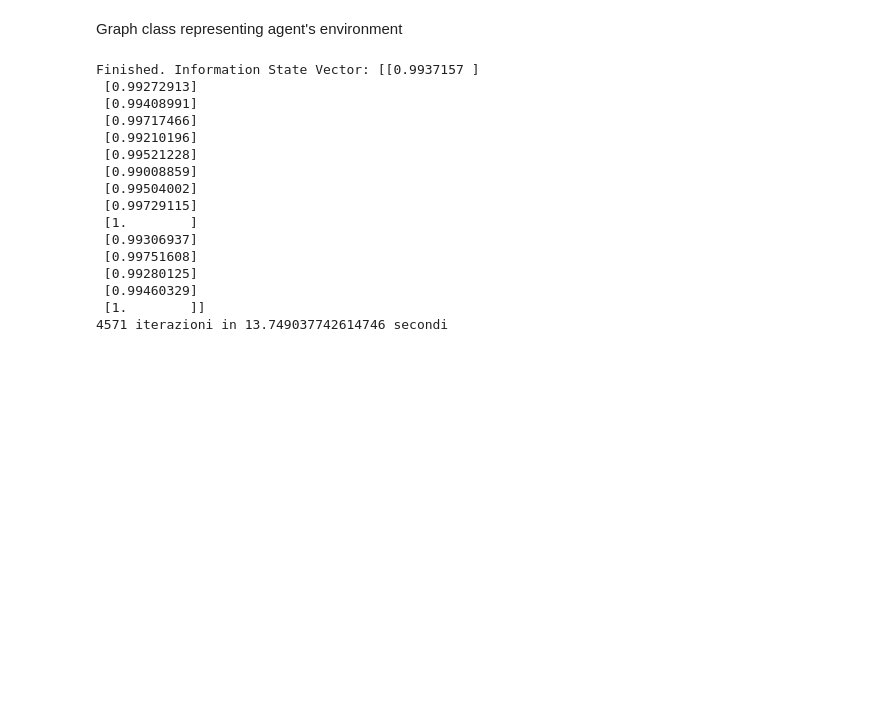
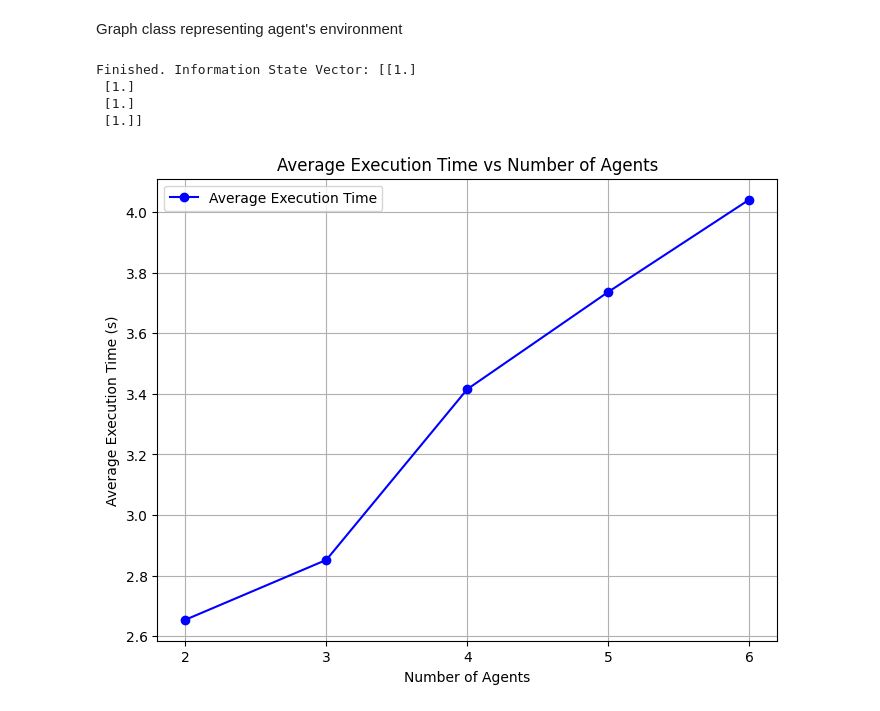
Before and after one commit to Spopoi/MultiRobotTargetSearch, a Jupyter notebook: multi_robot_target_search.ipynb, the cells around one changed output. Cells and saved outputs as stored; diff of their text form; code cells hidden in the pictures; blank space fills up the shorter version.

```diff
--- a/multi_robot_target_search.ipynb
+++ b/multi_robot_target_search.ipynb
@@ -71,29 +72,55 @@ Graph class representing agent's environment
 experiment = MultiRobotTargetSearch(agents, grid_graph, reference_information_state, Z_r, alpha)
 experiment.run()
 print(f"Finished. Information State Vector: {experiment.getInformationStateVector()}")
-print(f"{experiment.getIterationNumber()} iterazioni in {experiment.getExecutionTime()} secondi")
+#print(f"{experiment.getIterationNumber()} iterazioni in {experiment.getExecutionTime()} secondi")
 # %% [output]
-Finished. Information State Vector: [[0.9937157 ]
- [0.99272913]
- [0.99408991]
- [0.99717466]
- [0.99210196]
- [0.99521228]
- [0.99008859]
- [0.99504002]
- [0.99729115]
- [1.        ]
- [0.99306937]
- [0.99751608]
- [0.99280125]
- [0.99460329]
- [1.        ]]
-4571 iterazioni in 13.749037742614746 secondi
+Finished. Information State Vector: [[1.]
+ [1.]
+ [1.]
+ [1.]]
+# %%
+def plot_average_execution_time(agents_number_list, average_execution_time_list):
+    plt.figure(figsize=(8, 6))
+    plt.plot(agents_number_list, average_execution_time_list, marker='o', linestyle='-', color='b', label='Average Execution Time')
+    plt.xlabel("Number of Agents")
+    plt.ylabel("Average Execution Time (s)")
+    plt.title("Average Execution Time vs Number of Agents")
+    plt.legend()
+    plt.grid(True)
+    plt.gca().xaxis.set_major_locator(MaxNLocator(integer=True))
+    plt.show()
 # %%
-num_of_experiments = 10
-N = [2,3,4,5,6,7,8,9,10,11,12]
+num_of_experiments = 1000
+N = [2,3,4,5,6]
+#N = [2,3,4,5,6,7,8,9,10,11,12]
 average_execution_time = []
+average_iterations = []
+average_consensus_time = []
 
-for j in N:
-    for i in range(num_of_experiments):
-        count = 0
+for agent_number in N:
+    nodesNumber = grid_graph.getNodesNumber()
+    count = 0
+    consensus_times = []
+    exec_time_sum = 0
+    iterations_sum = 0
+    alpha = 1 / (agent_number - 1)
+
+    for j in range(num_of_experiments):
+        agents = initAgents(agent_number, nodesNumber)
+        experiment = MultiRobotTargetSearch(agents, grid_graph, reference_information_state, Z_r, alpha)
+        experiment.run()
+        consensus_times.append(experiment.getMeanConsensusTime())
+        #print(f"exec time at experiment {j}: {experiment.getExecutionTime()}")
+        #exec_time_sum += experiment.getExecutionTime()
+        #iterations_sum += experiment.getIterationNumber()
+        #count+=1
+    #print(f"average time: {exec_time_sum / count}")
+    #average_execution_time.append(exec_time_sum / count)
+    #average_iterations.append(iterations_sum / count)
+    average_consensus_time.append(np.mean(consensus_times))
+
+plot_average_execution_time(N, average_consensus_time)
+# plot_average_execution_time(N, average_execution_time)
+# plot_average_execution_time(N, average_iterations)
+# %% [output]
+[figure, added]
```
Also changed, not shown: parts of 4 cells of this notebook, 2 other files.
